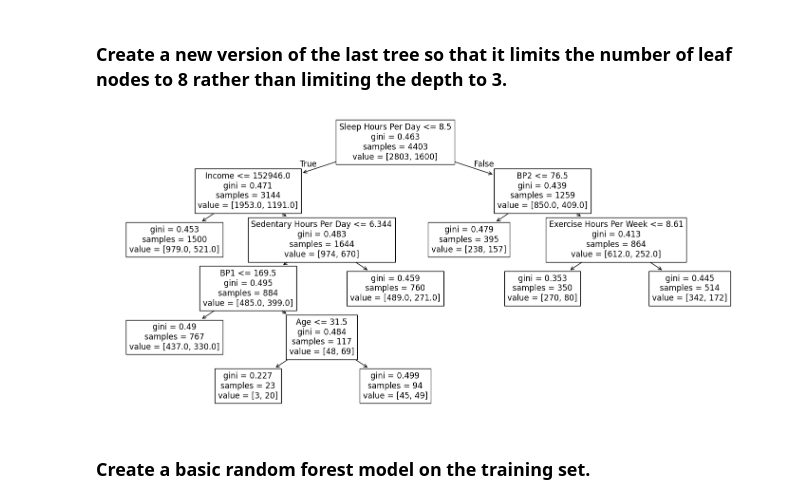
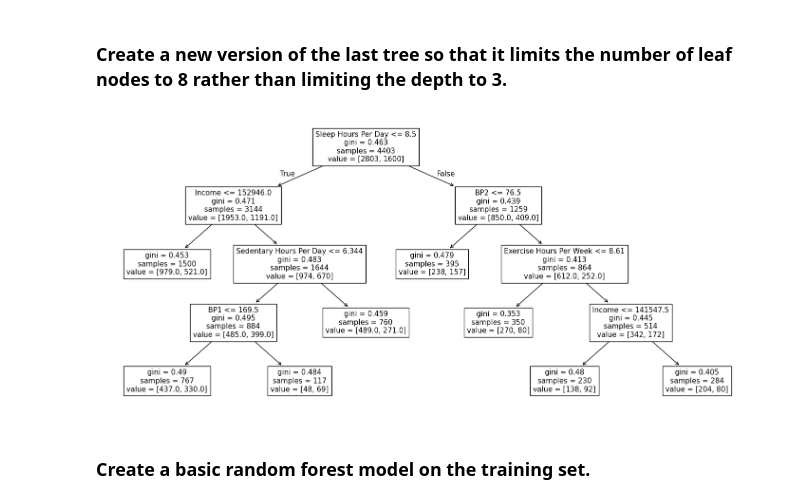
Before and after one commit to yusefSidaoui/CSE_2600_ys, a Jupyter notebook: mod08_rf.ipynb, the cells around one changed output. Drawn from its saved outputs; the diff is of its cells as text; code cells hidden in the pictures.

Commit message:
include min_samples_leaf

```diff
--- a/mod08_rf.ipynb
+++ b/mod08_rf.ipynb
@@ -166,7 +166,7 @@ plot_tree(tree3,
 # %% [markdown]
 ### Create a new tree with depth 3 that requires there to be at least 100 records in each leaf.
 # %%
-tree4 = DTC(max_depth=3)
+tree4 = DTC(max_depth=3, min_samples_leaf=100)
 tree4.fit(X_train, y_train)
 
 ax = subplots(figsize=(18,8))[1]
@@ -178,14 +178,14 @@ plot_tree(tree4,
 # %% [markdown]
 ### Create a new version of the last tree so that it limits the number of leaf nodes to 8 rather than limiting the depth to 3.
 # %%
-tree5 = DTC(max_leaf_nodes=8)
+tree5 = DTC(max_leaf_nodes=8, min_samples_leaf=100)
 tree5.fit(X_train, y_train)
 ax = subplots(figsize=(18,8))[1]
 plot_tree(tree5,
           feature_names=feature_names,
           ax=ax);
 # %% [output]
-[figure, old version]
+[figure, new version]
 # %% [markdown]
 ### Create a basic random forest model on the training set.
 # %%
```
Also changed, not shown: parts of 2 cells of this notebook.
